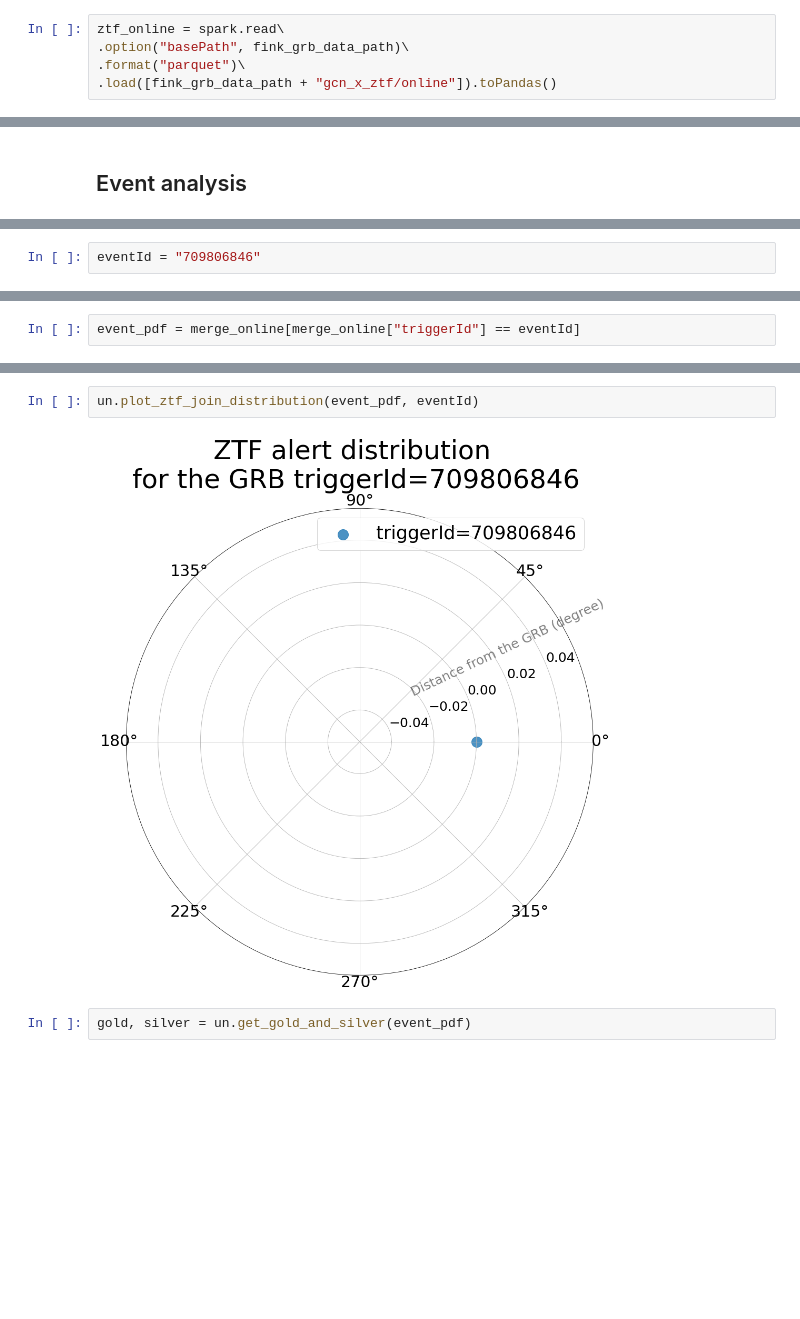
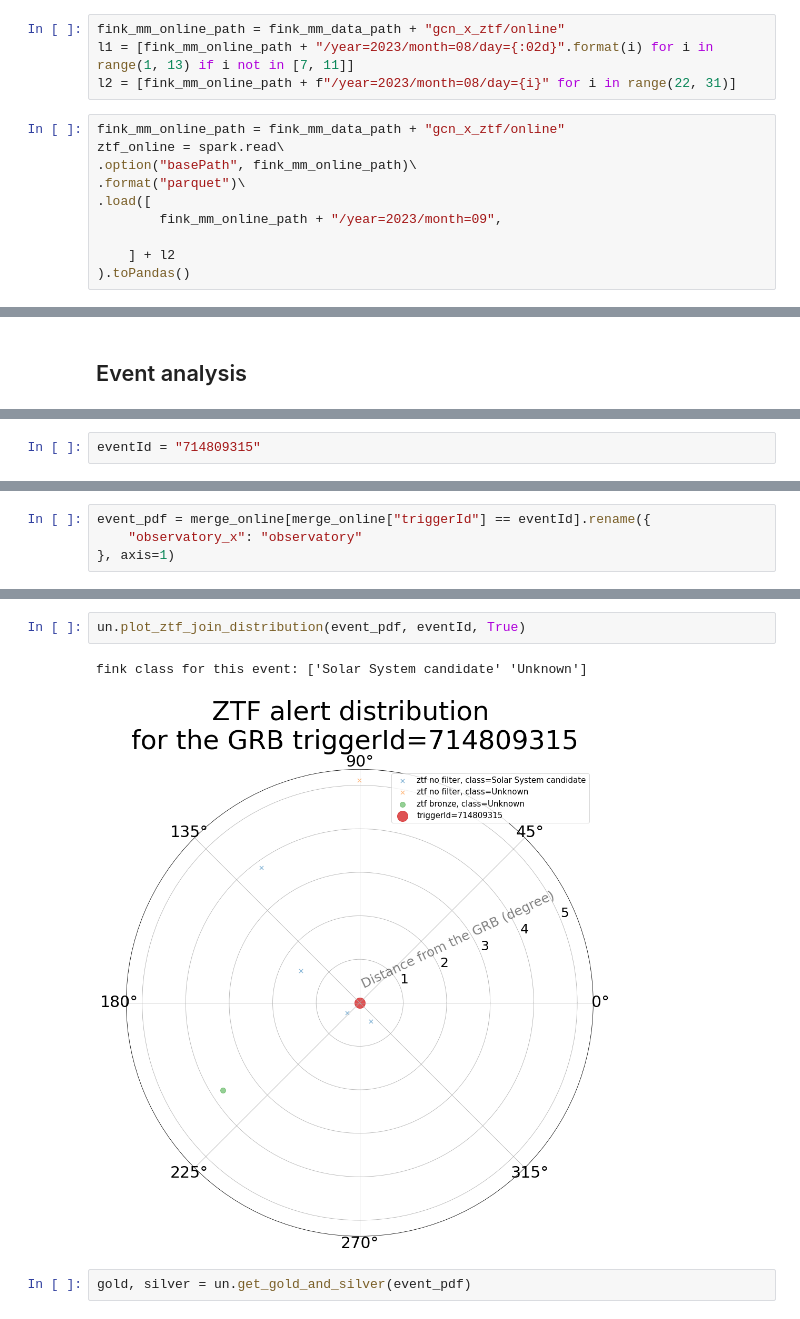
Before and after one commit to FusRoman/fink-mm, a Jupyter notebook: notebook/GRB_visualization.ipynb, the cells around one changed output, grey strips where cells are left out. Drawn from its saved outputs; the diff is of its cells as text; blank space fills up the shorter version.

```diff
--- a/notebook/GRB_visualization.ipynb
+++ b/notebook/GRB_visualization.ipynb
@@ -25,9 +30,18 @@ gcn = gcn.sort_values("triggerTimejd")
 gcn = gcn[gcn["observatory"].isin(grb_obs)]
 # %% [markdown]
 # Online
+# %%
+fink_mm_online_path = fink_mm_data_path + "gcn_x_ztf/online"
+l1 = [fink_mm_online_path + "/year=2023/month=08/day={:02d}".format(i) for i in range(1, 13) if i not in [7, 11]]
+l2 = [fink_mm_online_path + f"/year=2023/month=08/day={i}" for i in range(22, 31)]
 # %%
+fink_mm_online_path = fink_mm_data_path + "gcn_x_ztf/online"
 ztf_online = spark.read\
-.option("basePath", fink_grb_data_path)\
+.option("basePath", fink_mm_online_path)\
 .format("parquet")\
-.load([fink_grb_data_path + "gcn_x_ztf/online"]).toPandas()
+.load([
+        fink_mm_online_path + "/year=2023/month=09",
+
+    ] + l2
+).toPandas()
 # %%
@@ -103,2 +142,2 @@ for obs in uniqueGRB.observatory_x.unique():
 # %%
-eventId = "709806846"
+eventId = "714809315"
@@ -105,2 +189,4 @@ eventId = "709806846"
 # %%
-event_pdf = merge_online[merge_online["triggerId"] == eventId]
+event_pdf = merge_online[merge_online["triggerId"] == eventId].rename({
+    "observatory_x": "observatory"
+}, axis=1)
@@ -107,7 +211,8 @@ event_pdf = merge_online[merge_online["triggerId"] == eventId]
 # %%
-un.plot_ztf_join_distribution(event_pdf, eventId)
+un.plot_ztf_join_distribution(event_pdf, eventId, True)
 # %% [output]
+fink class for this event: ['Solar System candidate' 'Unknown']
-[figure, old version]
+[figure, new version]
 # %%
 gold, silver = un.get_gold_and_silver(event_pdf)
 # %%
```
Also changed, not shown: parts of 19 cells of this notebook, 2 other files.
